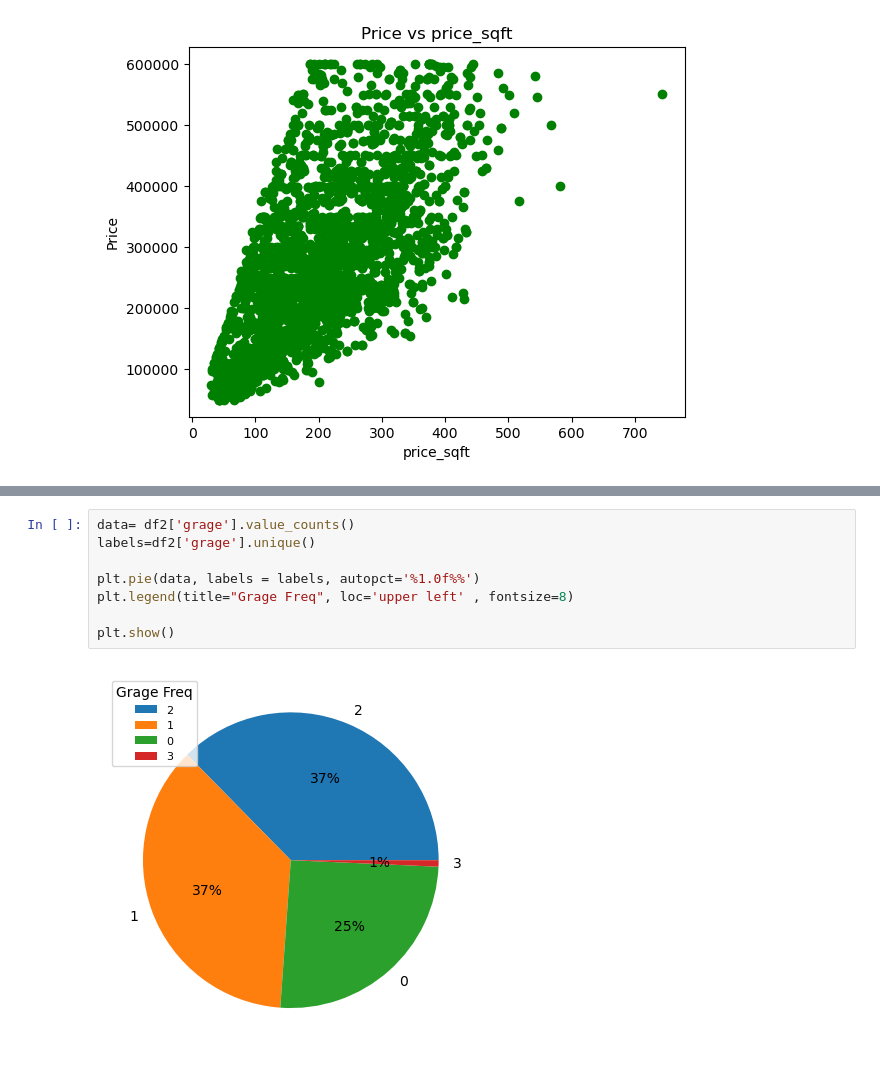
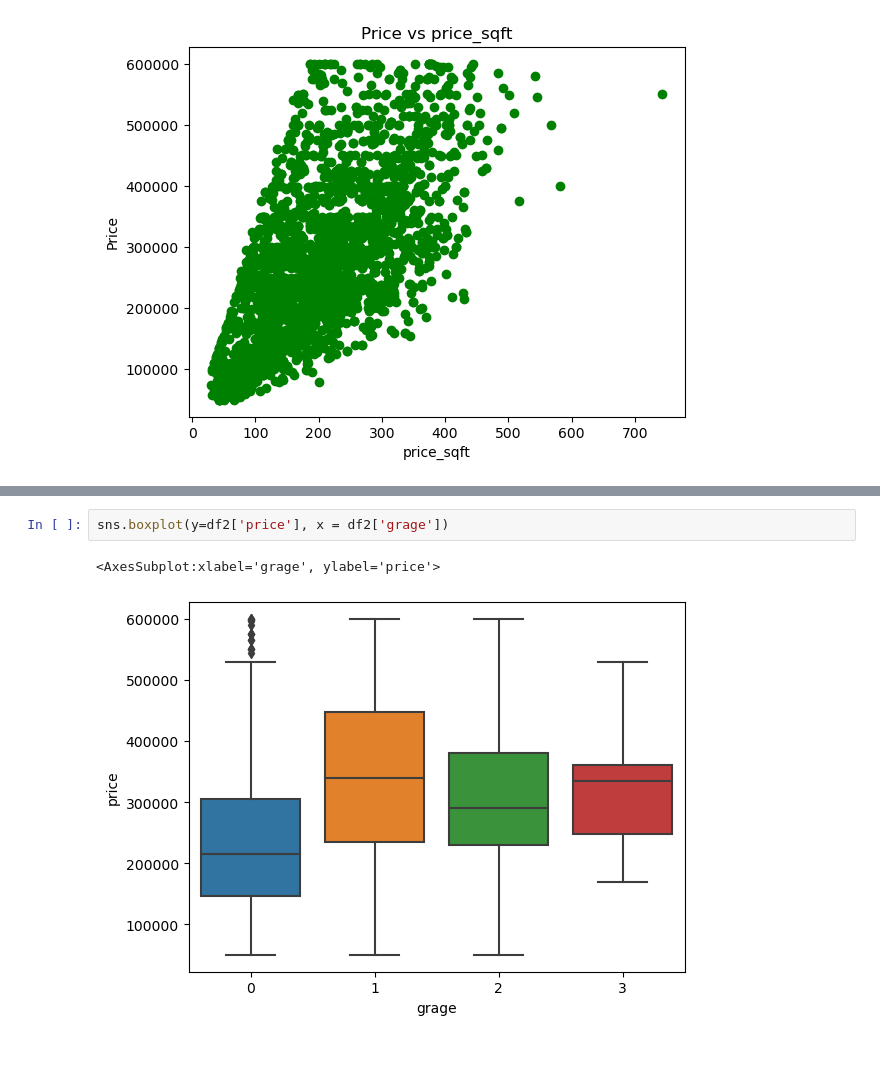
Before and after one commit to yakir0391/Apartments-Predict, a Jupyter notebook: EDA.ipynb, the cells around one changed output, grey strips where cells are left out. Drawn from its saved outputs; the diff is of its cells as text.

```diff
--- a/EDA.ipynb
+++ b/EDA.ipynb
@@ -112,10 +96,5 @@ df2.groupby(['grage']).sum().plot(
-# %%
-data= df2['grage'].value_counts()
-labels=df2['grage'].unique()
-
-plt.pie(data, labels = labels, autopct='%1.0f%%')
-plt.legend(title="Grage Freq", loc='upper left' , fontsize=8)
-
-plt.show()
-# %% [output]
-[figure, removed]
+# %%
+sns.boxplot(y=df2['price'], x = df2['grage'])
+# %% [output]
+<AxesSubplot:xlabel='grage', ylabel='price'>
+[figure, added]
```
Also changed, not shown: parts of 5 cells of this notebook.
